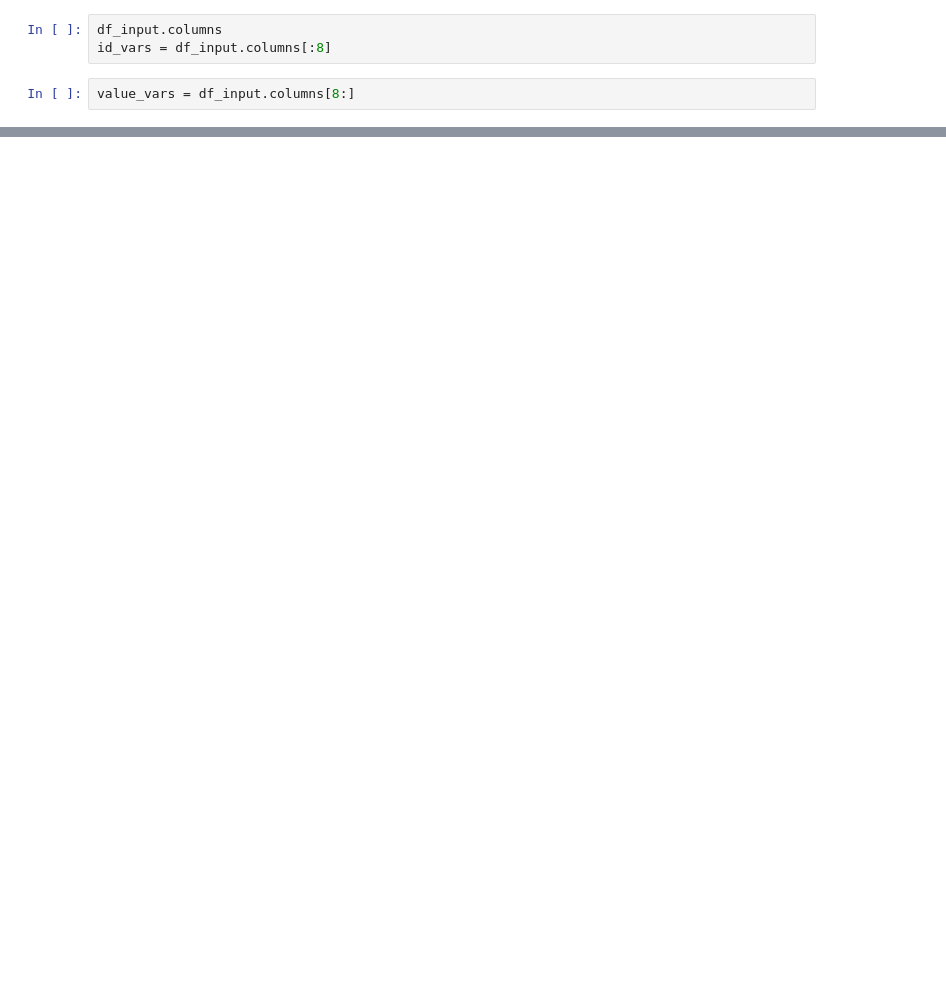
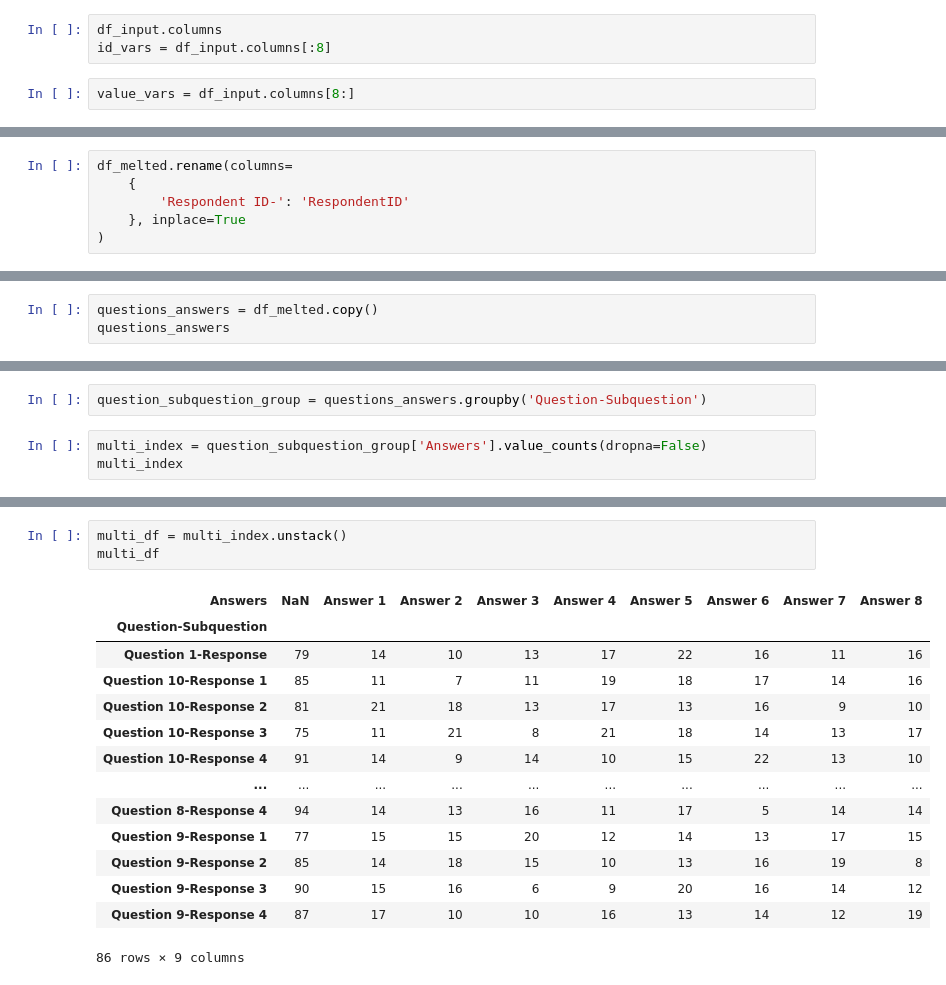
Before and after one commit to btsalau/Transforming-Servey-Data-With-Pandas, a Jupyter notebook: script.ipynb, the cells around one changed output, grey strips where cells are left out. Saved outputs shown, nothing was run; the diff lists cells and outputs as text; blank space fills up the shorter version.

```diff
--- a/script.ipynb
+++ b/script.ipynb
@@ -67,0 +108,6 @@ value_vars = df_input.columns[8:]
+# %%
+df_melted.rename(columns=
+    {
+        'Respondent ID-': 'RespondentID'
+    }, inplace=True
+)
@@ -67,0 +137,3 @@ value_vars = df_input.columns[8:]
+# %%
+questions_answers = df_melted.copy()
+questions_answers
@@ -67,0 +154,5 @@ value_vars = df_input.columns[8:]
+# %%
+question_subquestion_group = questions_answers.groupby('Question-Subquestion')
+# %%
+multi_index = question_subquestion_group['Answers'].value_counts(dropna=False)
+multi_index
@@ -67,0 +173,18 @@ value_vars = df_input.columns[8:]
+# %%
+multi_df = multi_index.unstack()
+multi_df
+# %% [output]
+| Answers | NaN | Answer 1 | Answer 2 | Answer 3 | Answer 4 | Answer 5 | Answer 6 | Answer 7 | Answer 8 |
+| Question-Subquestion |  |  |  |  |  |  |  |  |  |
+| Question 1-Response | 79 | 14 | 10 | 13 | 17 | 22 | 16 | 11 | 16 |
+| Question 10-Response 1 | 85 | 11 | 7 | 11 | 19 | 18 | 17 | 14 | 16 |
+| Question 10-Response 2 | 81 | 21 | 18 | 13 | 17 | 13 | 16 | 9 | 10 |
+| Question 10-Response 3 | 75 | 11 | 21 | 8 | 21 | 18 | 14 | 13 | 17 |
+| Question 10-Response 4 | 91 | 14 | 9 | 14 | 10 | 15 | 22 | 13 | 10 |
+| ... | ... | ... | ... | ... | ... | ... | ... | ... | ... |
+| Question 8-Response 4 | 94 | 14 | 13 | 16 | 11 | 17 | 5 | 14 | 14 |
+| Question 9-Response 1 | 77 | 15 | 15 | 20 | 12 | 14 | 13 | 17 | 15 |
+| Question 9-Response 2 | 85 | 14 | 18 | 15 | 10 | 13 | 16 | 19 | 8 |
+| Question 9-Response 3 | 90 | 15 | 16 | 6 | 9 | 20 | 16 | 14 | 12 |
+| Question 9-Response 4 | 87 | 17 | 10 | 10 | 16 | 13 | 14 | 12 | 19 |
+86 rows × 9 columns
```
Also changed, not shown: parts of 20 cells of this notebook, 4 other files.
